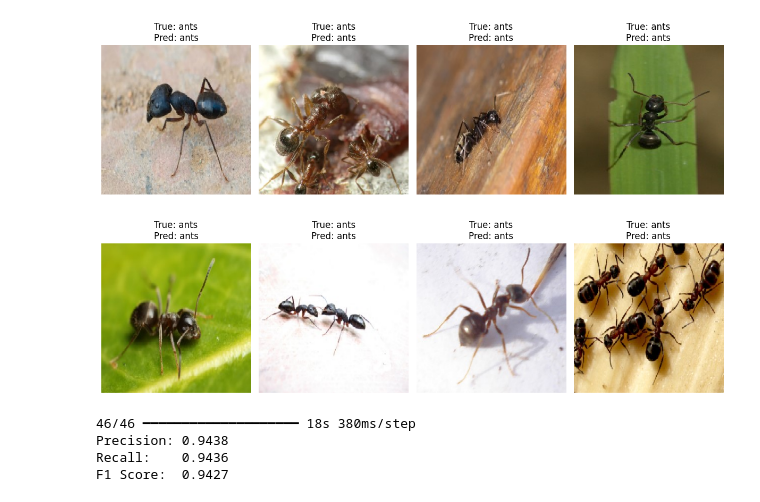
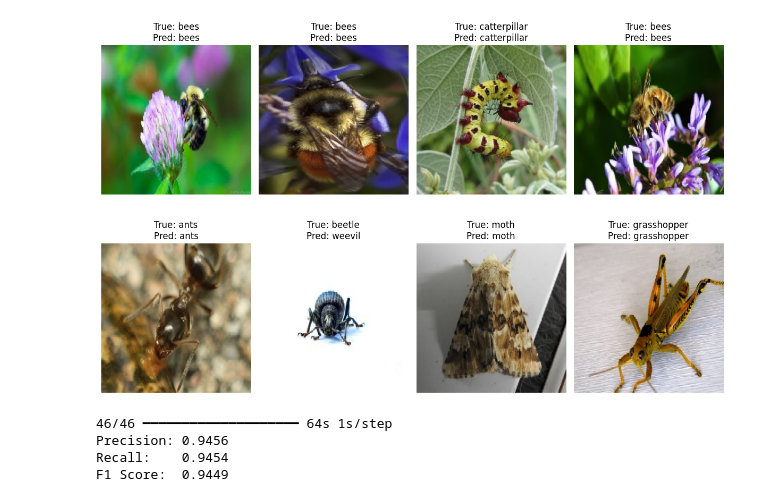
Before and after one commit to TrentThompson1/Pest_ID, a Jupyter notebook: Data_Proc.ipynb, the cells around one changed output. Saved outputs shown, nothing was run; the diff lists cells and outputs as text; code cells hidden in the pictures.

Commit message:
Fixed issue causing ants to be the only examples that get displayed

```diff
--- a/Data_Proc.ipynb
+++ b/Data_Proc.ipynb
@@ -208,8 +206,13 @@ Generates 8 prediction examples from existing model.
 import matplotlib.pyplot as plt
 
 # running predictions
+# Update: Shuffle data before so that
+#         the examples aren't all ants
+test_data.shuffle = True
 test_data.reset()
 images, labels = next(test_data)
+# Set shuffling back to false
+test_data.shuffle = False
 
 preds = model.predict(images)
 pred_classes = np.argmax(preds, axis=1)
@@ -237,4 +240,4 @@ plt.show()
-[figure, old version]
+[figure, new version]
 # %%
 '''
 generates post training precision, recall, and f1 score stats
@@ -255,7 +258,7 @@ print(f"Precision: {precision:.4f}")
 print(f"Recall:    {recall:.4f}")
 print(f"F1 Score:  {f1:.4f}")
 # %% [output]
-46/46 ━━━━━━━━━━━━━━━━━━━━ 18s 380ms/step
-Precision: 0.9438
-Recall:    0.9436
-F1 Score:  0.9427
+46/46 ━━━━━━━━━━━━━━━━━━━━ 64s 1s/step
+Precision: 0.9456
+Recall:    0.9454
+F1 Score:  0.9449
```
Also changed, not shown: parts of 5 cells of this notebook.
